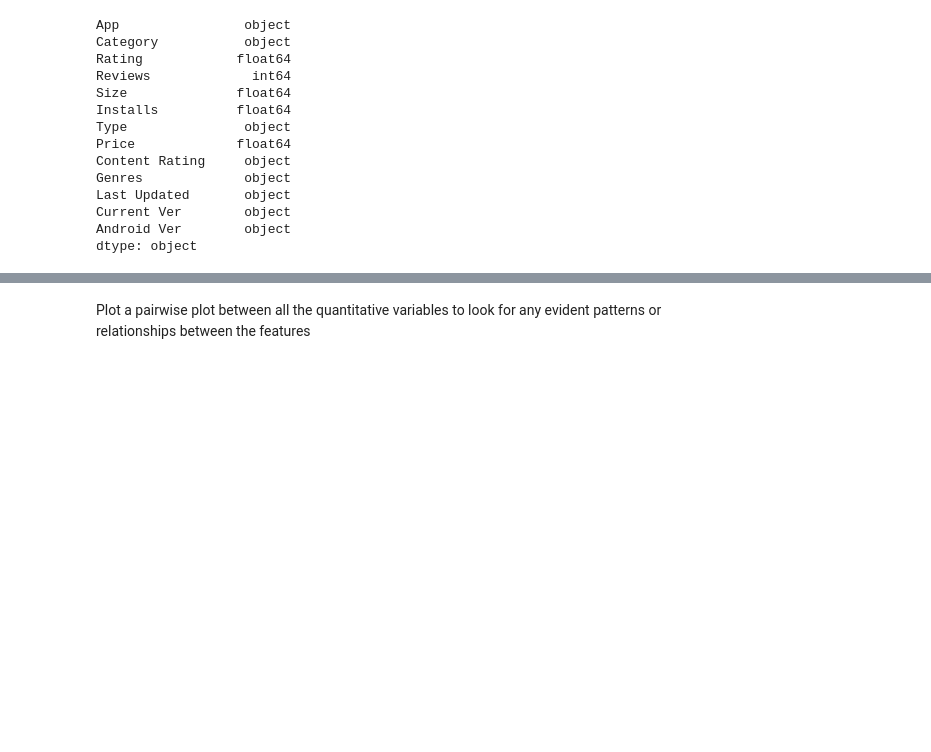
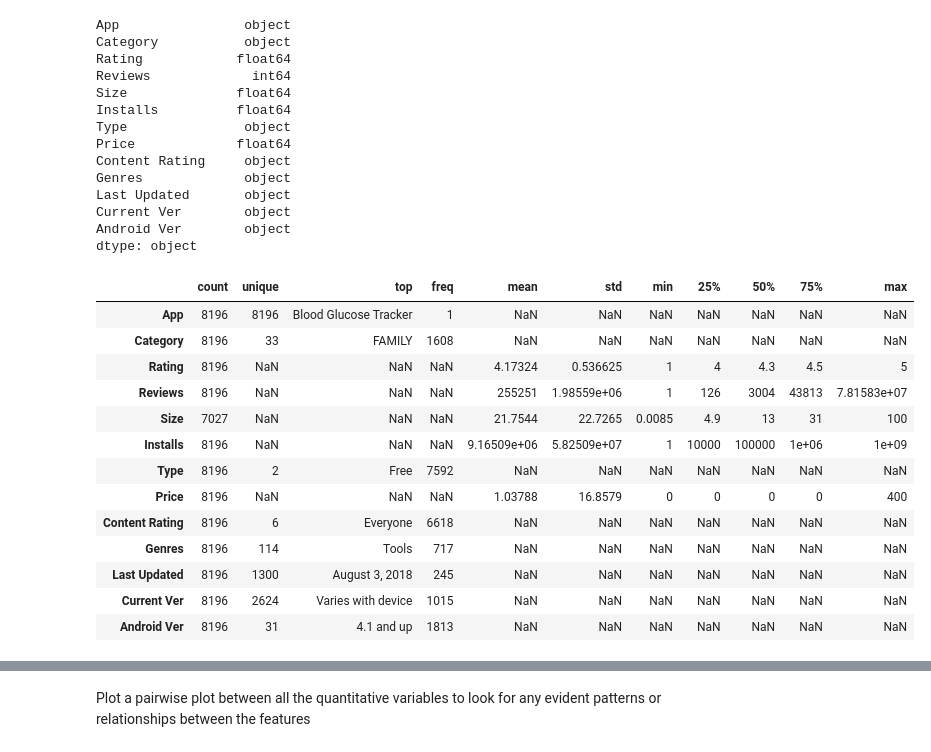
Before and after one commit to Anupam-Durutkar/Exploratory-Analysis-On-Play-Store-Apps, a Jupyter notebook: Exploratory_Analysis_On_Play_Store_Apps.ipynb, the cells around one changed output, grey strips where cells are left out. Saved outputs shown, nothing was run; the diff lists cells and outputs as text; code cells hidden in the pictures; blank space fills up the shorter version.

```diff
--- a/Exploratory_Analysis_On_Play_Store_Apps.ipynb
+++ b/Exploratory_Analysis_On_Play_Store_Apps.ipynb
@@ -341,4 +374,21 @@ Last Updated       object
 Current Ver        object
 Android Ver        object
 dtype: object
+# %%
+play_store_df.describe(include='all').T
+# %% [output]
+|  | count | unique | top | freq | mean | std | min | 25% | 50% | 75% | max |
+| App | 8196 | 8196 | Blood Glucose Tracker | 1 | NaN | NaN | NaN | NaN | NaN | NaN | NaN |
+| Category | 8196 | 33 | FAMILY | 1608 | NaN | NaN | NaN | NaN | NaN | NaN | NaN |
+| Rating | 8196 | NaN | NaN | NaN | 4.17324 | 0.536625 | 1 | 4 | 4.3 | 4.5 | 5 |
+| Reviews | 8196 | NaN | NaN | NaN | 255251 | 1.98559e+06 | 1 | 126 | 3004 | 43813 | 7.81583e+07 |
+| Size | 7027 | NaN | NaN | NaN | 21.7544 | 22.7265 | 0.0085 | 4.9 | 13 | 31 | 100 |
+| Installs | 8196 | NaN | NaN | NaN | 9.16509e+06 | 5.82509e+07 | 1 | 10000 | 100000 | 1e+06 | 1e+09 |
+| Type | 8196 | 2 | Free | 7592 | NaN | NaN | NaN | NaN | NaN | NaN | NaN |
+| Price | 8196 | NaN | NaN | NaN | 1.03788 | 16.8579 | 0 | 0 | 0 | 0 | 400 |
+| Content Rating | 8196 | 6 | Everyone | 6618 | NaN | NaN | NaN | NaN | NaN | NaN | NaN |
+| Genres | 8196 | 114 | Tools | 717 | NaN | NaN | NaN | NaN | NaN | NaN | NaN |
+| Last Updated | 8196 | 1300 | August 3, 2018 | 245 | NaN | NaN | NaN | NaN | NaN | NaN | NaN |
+| Current Ver | 8196 | 2624 | Varies with device | 1015 | NaN | NaN | NaN | NaN | NaN | NaN | NaN |
+| Android Ver | 8196 | 31 | 4.1 and up | 1813 | NaN | NaN | NaN | NaN | NaN | NaN | NaN |
 # %% [markdown]
```
Also changed, not shown: parts of 27 cells of this notebook.
